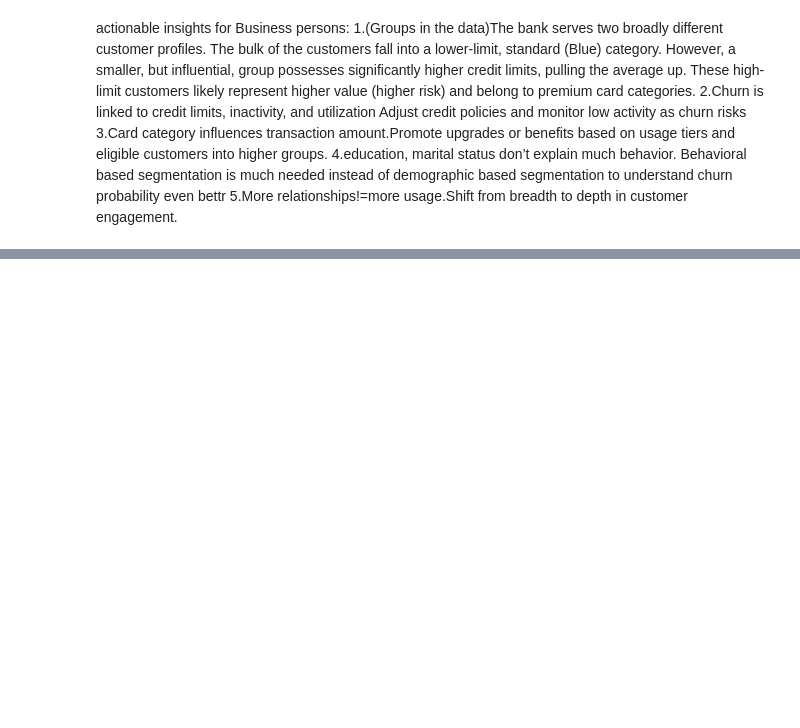
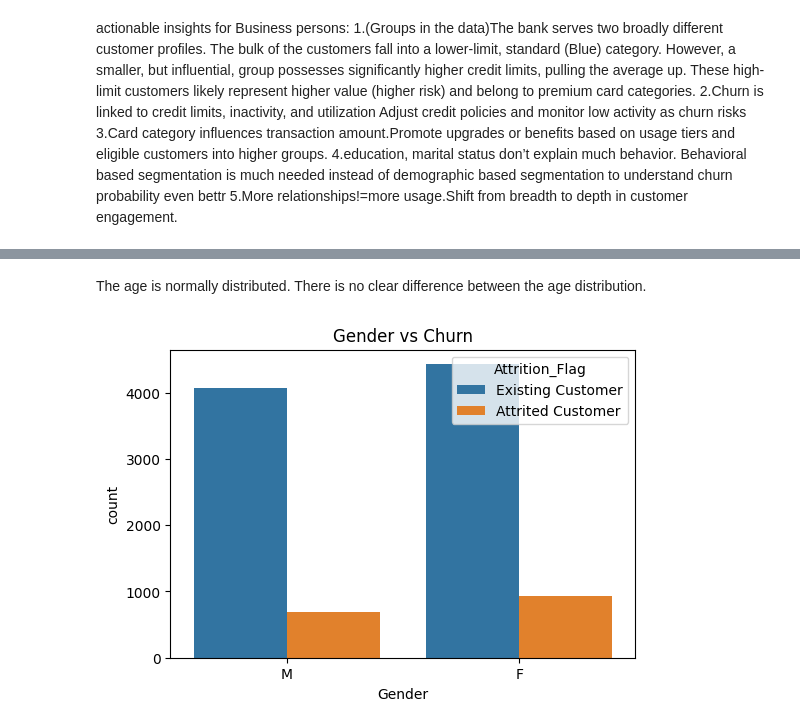
Before and after one commit to k-manu/churn-prediction, a Jupyter notebook: Code/Notebooks/BankChurners.ipynb, the cells around one changed output, grey strips where cells are left out. Saved outputs shown, nothing was run; the diff lists cells and outputs as text; code cells hidden in the pictures; blank space fills up the shorter version.

```diff
--- a/Code/Notebooks/BankChurners.ipynb
+++ b/Code/Notebooks/BankChurners.ipynb
@@ -516,0 +573,9 @@ actionable insights for Business persons:
+# %% [markdown]
+The age is normally distributed. There is no clear difference between the age distribution.
+# %%
+plt.figure(figsize=(6, 4))
+sns.countplot(x='Gender', hue='Attrition_Flag', data=data)
+plt.title('Gender vs Churn')
+plt.show()
+# %% [output]
+[figure, added]
```
Also changed, not shown: parts of 78 cells of this notebook.
